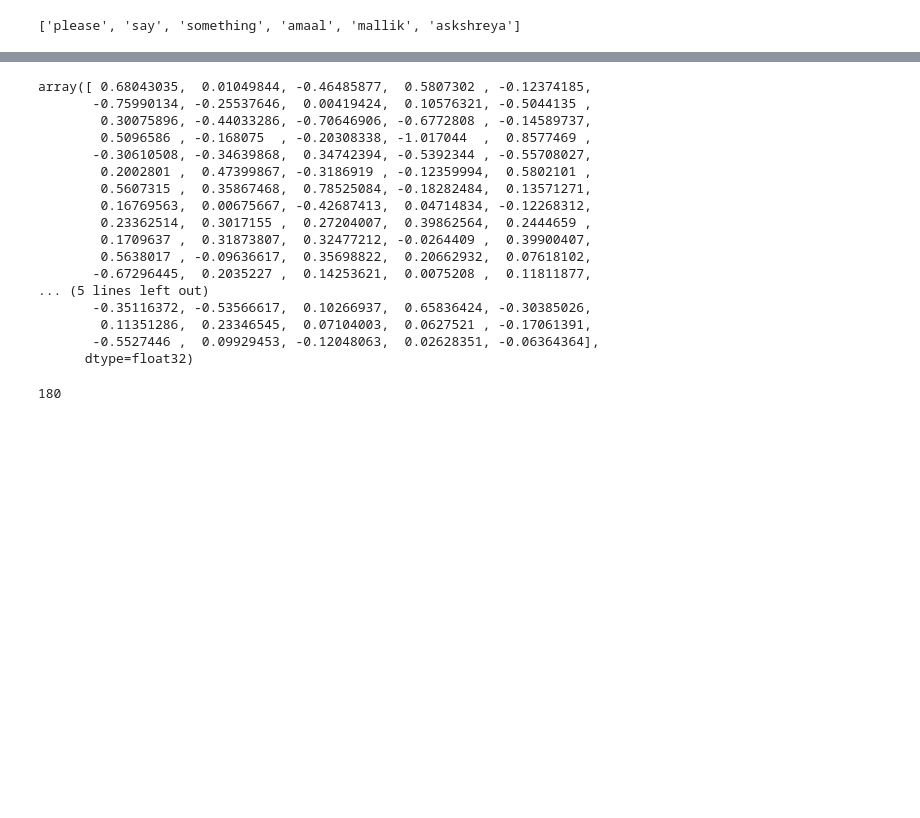
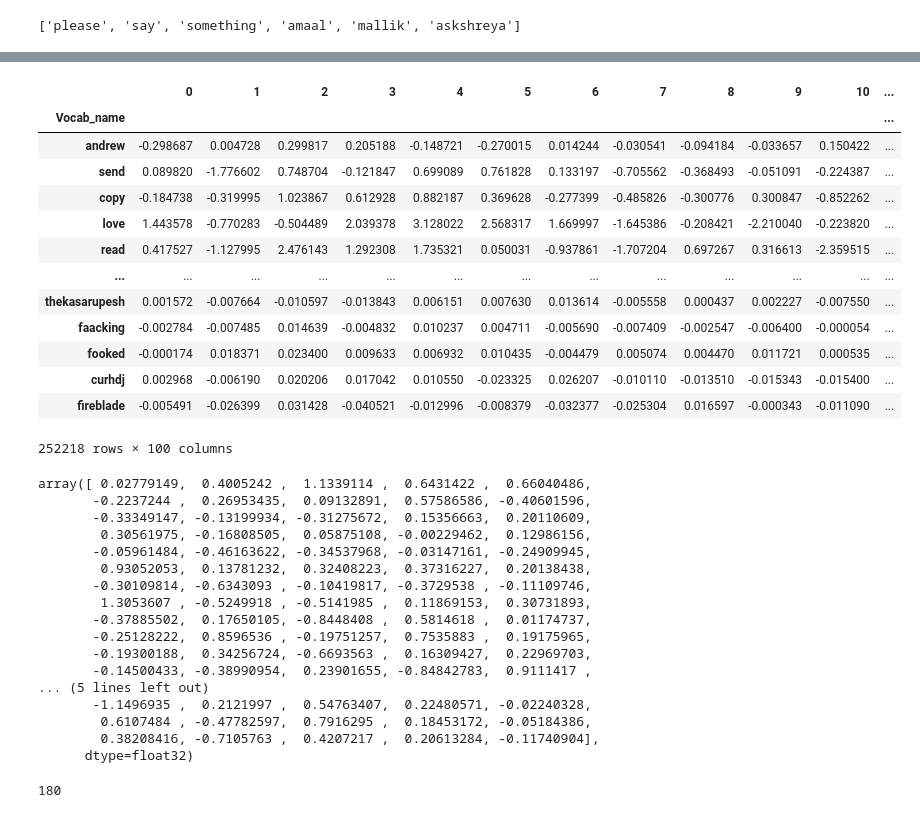
Before and after one commit to sayantikag98/Depression_Analysis, a Jupyter notebook: Depression_analysis_from_tweets_(Model_Building).ipynb, the cells around one changed output, grey strips where cells are left out. Cells and saved outputs as stored; diff of their text form; code cells hidden in the pictures; blank space fills up the shorter version.

```diff
--- a/Depression_analysis_from_tweets_(Model_Building).ipynb
+++ b/Depression_analysis_from_tweets_(Model_Building).ipynb
@@ -159,22 +190,40 @@ word=model.wv.vocab
+# %%
+df_word2vec.insert(0,'Vocab_name',word)
+df_word2vec.set_index('Vocab_name')
+# %% [output]
+|  | 0 | 1 | 2 | 3 | 4 | 5 | 6 | 7 | 8 | 9 | 10 | ... |
+| Vocab_name |  |  |  |  |  |  |  |  |  |  |  | ... |
+| andrew | -0.298687 | 0.004728 | 0.299817 | 0.205188 | -0.148721 | -0.270015 | 0.014244 | -0.030541 | -0.094184 | -0.033657 | 0.150422 | ... |
+| send | 0.089820 | -1.776602 | 0.748704 | -0.121847 | 0.699089 | 0.761828 | 0.133197 | -0.705562 | -0.368493 | -0.051091 | -0.224387 | ... |
+| copy | -0.184738 | -0.319995 | 1.023867 | 0.612928 | 0.882187 | 0.369628 | -0.277399 | -0.485826 | -0.300776 | 0.300847 | -0.852262 | ... |
+| love | 1.443578 | -0.770283 | -0.504489 | 2.039378 | 3.128022 | 2.568317 | 1.669997 | -1.645386 | -0.208421 | -2.210040 | -0.223820 | ... |
+| read | 0.417527 | -1.127995 | 2.476143 | 1.292308 | 1.735321 | 0.050031 | -0.937861 | -1.707204 | 0.697267 | 0.316613 | -2.359515 | ... |
+| ... | ... | ... | ... | ... | ... | ... | ... | ... | ... | ... | ... | ... |
+| thekasarupesh | 0.001572 | -0.007664 | -0.010597 | -0.013843 | 0.006151 | 0.007630 | 0.013614 | -0.005558 | 0.000437 | 0.002227 | -0.007550 | ... |
+| faacking | -0.002784 | -0.007485 | 0.014639 | -0.004832 | 0.010237 | 0.004711 | -0.005690 | -0.007409 | -0.002547 | -0.006400 | -0.000054 | ... |
+| fooked | -0.000174 | 0.018371 | 0.023400 | 0.009633 | 0.006932 | 0.010435 | -0.004479 | 0.005074 | 0.004470 | 0.011721 | 0.000535 | ... |
+| curhdj | 0.002968 | -0.006190 | 0.020206 | 0.017042 | 0.010550 | -0.023325 | 0.026207 | -0.010110 | -0.013510 | -0.015343 | -0.015400 | ... |
+| fireblade | -0.005491 | -0.026399 | 0.031428 | -0.040521 | -0.012996 | -0.008379 | -0.032377 | -0.025304 | 0.016597 | -0.000343 | -0.011090 | ... |
+252218 rows × 100 columns
 # %%
 ## to find the vector for a particular word
-vector=model.wv['depression']
+vector=model['depression']
 vector
 # %% [output]
-array([ 0.68043035,  0.01049844, -0.46485877,  0.5807302 , -0.12374185,
-       -0.75990134, -0.25537646,  0.00419424,  0.10576321, -0.5044135 ,
-        0.30075896, -0.44033286, -0.70646906, -0.6772808 , -0.14589737,
-        0.5096586 , -0.168075  , -0.20308338, -1.017044  ,  0.8577469 ,
-       -0.30610508, -0.34639868,  0.34742394, -0.5392344 , -0.55708027,
-        0.2002801 ,  0.47399867, -0.3186919 , -0.12359994,  0.5802101 ,
-        0.5607315 ,  0.35867468,  0.78525084, -0.18282484,  0.13571271,
-        0.16769563,  0.00675667, -0.42687413,  0.04714834, -0.12268312,
-        0.23362514,  0.3017155 ,  0.27204007,  0.39862564,  0.2444659 ,
-        0.1709637 ,  0.31873807,  0.32477212, -0.0264409 ,  0.39900407,
-        0.5638017 , -0.09636617,  0.35698822,  0.20662932,  0.07618102,
-       -0.67296445,  0.2035227 ,  0.14253621,  0.0075208 ,  0.11811877,
+array([ 0.02779149,  0.4005242 ,  1.1339114 ,  0.6431422 ,  0.66040486,
+       -0.2237244 ,  0.26953435,  0.09132891,  0.57586586, -0.40601596,
+       -0.33349147, -0.13199934, -0.31275672,  0.15356663,  0.20110609,
+        0.30561975, -0.16808505,  0.05875108, -0.00229462,  0.12986156,
+       -0.05961484, -0.46163622, -0.34537968, -0.03147161, -0.24909945,
+        0.93052053,  0.13781232,  0.32408223,  0.37316227,  0.20138438,
+       -0.30109814, -0.6343093 , -0.10419817, -0.3729538 , -0.11109746,
+        1.3053607 , -0.5249918 , -0.5141985 ,  0.11869153,  0.30731893,
+       -0.37885502,  0.17650105, -0.8448408 ,  0.5814618 ,  0.01174737,
+       -0.25128222,  0.8596536 , -0.19751257,  0.7535883 ,  0.19175965,
+       -0.19300188,  0.34256724, -0.6693563 ,  0.16309427,  0.22969703,
+       -0.14500433, -0.38990954,  0.23901655, -0.84842783,  0.9111417 ,
 ... (5 lines left out)
-       -0.35116372, -0.53566617,  0.10266937,  0.65836424, -0.30385026,
-        0.11351286,  0.23346545,  0.07104003,  0.0627521 , -0.17061391,
-       -0.5527446 ,  0.09929453, -0.12048063,  0.02628351, -0.06364364],
+       -1.1496935 ,  0.2121997 ,  0.54763407,  0.22480571, -0.02240328,
+        0.6107484 , -0.47782597,  0.7916295 ,  0.18453172, -0.05184386,
+        0.38208416, -0.7105763 ,  0.4207217 ,  0.20613284, -0.11740904],
       dtype=float32)
```
Also changed, not shown: parts of 13 cells of this notebook.
